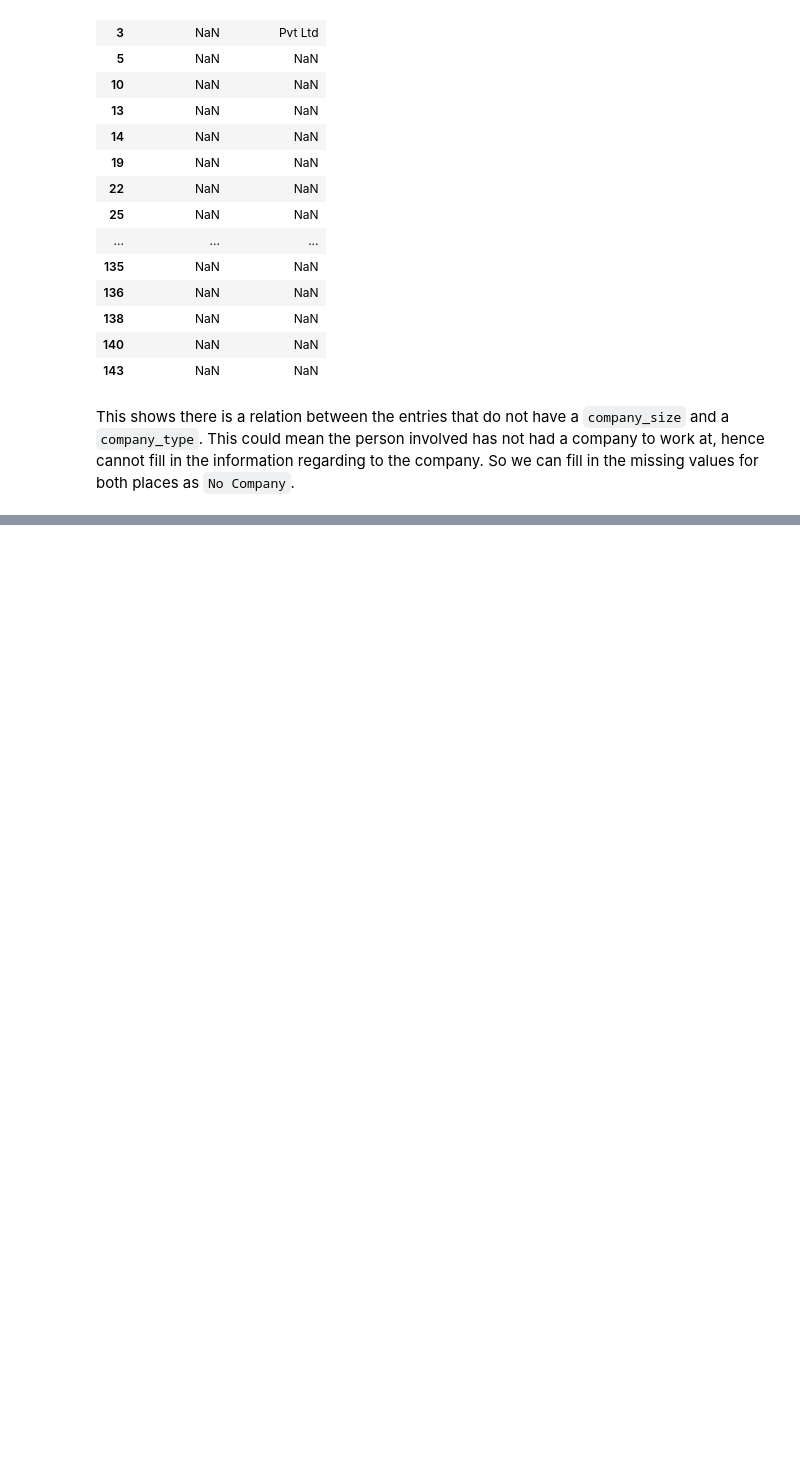
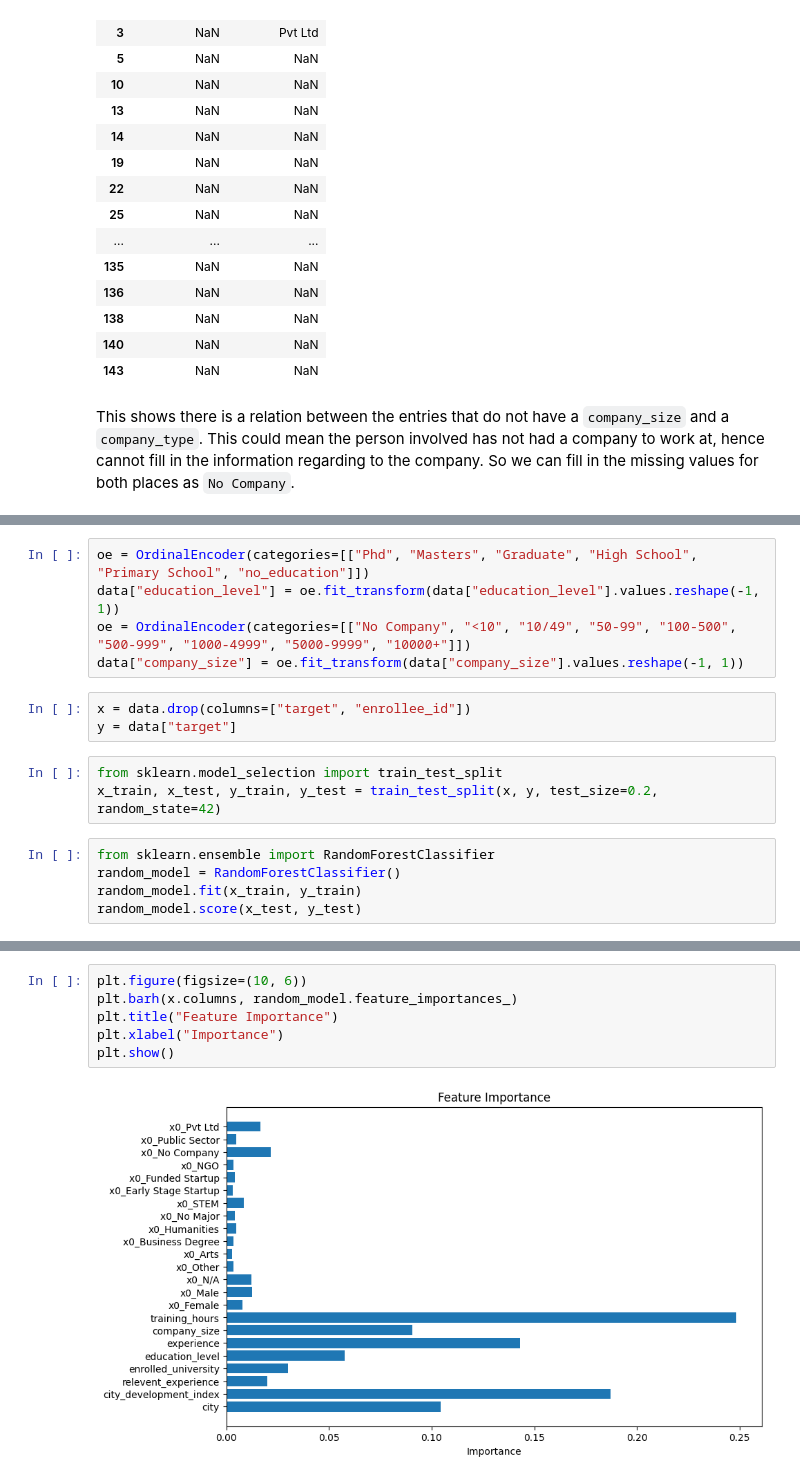
Before and after one commit to GamerGbesh/data_science, a Jupyter notebook: data_science.ipynb, the cells around one changed output, grey strips where cells are left out. Saved outputs shown, nothing was run; the diff lists cells and outputs as text; blank space fills up the shorter version.

Commit message:
Model built

```diff
--- a/data_science.ipynb
+++ b/data_science.ipynb
@@ -252,0 +306,16 @@ UndefinedVariableError: name 'data' is not defined
+# %%
+oe = OrdinalEncoder(categories=[["Phd", "Masters", "Graduate", "High School", "Primary School", "no_education"]])
+data["education_level"] = oe.fit_transform(data["education_level"].values.reshape(-1, 1))
+oe = OrdinalEncoder(categories=[["No Company", "<10", "10/49", "50-99", "100-500", "500-999", "1000-4999", "5000-9999", "10000+"]])
+data["company_size"] = oe.fit_transform(data["company_size"].values.reshape(-1, 1))
+# %%
+x = data.drop(columns=["target", "enrollee_id"])
+y = data["target"]
+# %%
+from sklearn.model_selection import train_test_split
+x_train, x_test, y_train, y_test = train_test_split(x, y, test_size=0.2, random_state=42)
+# %%
+from sklearn.ensemble import RandomForestClassifier
+random_model = RandomForestClassifier()
+random_model.fit(x_train, y_train)
+random_model.score(x_test, y_test)
@@ -252,0 +332,8 @@ UndefinedVariableError: name 'data' is not defined
+# %%
+plt.figure(figsize=(10, 6))
+plt.barh(x.columns, random_model.feature_importances_)
+plt.title("Feature Importance")
+plt.xlabel("Importance")
+plt.show()
+# %% [output]
+[figure, added]
```
Also changed, not shown: parts of 17 cells of this notebook.
